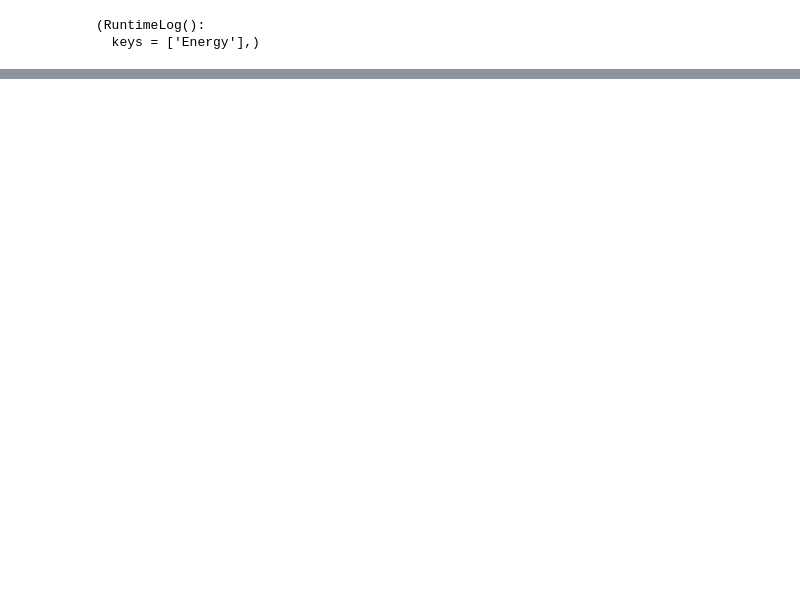
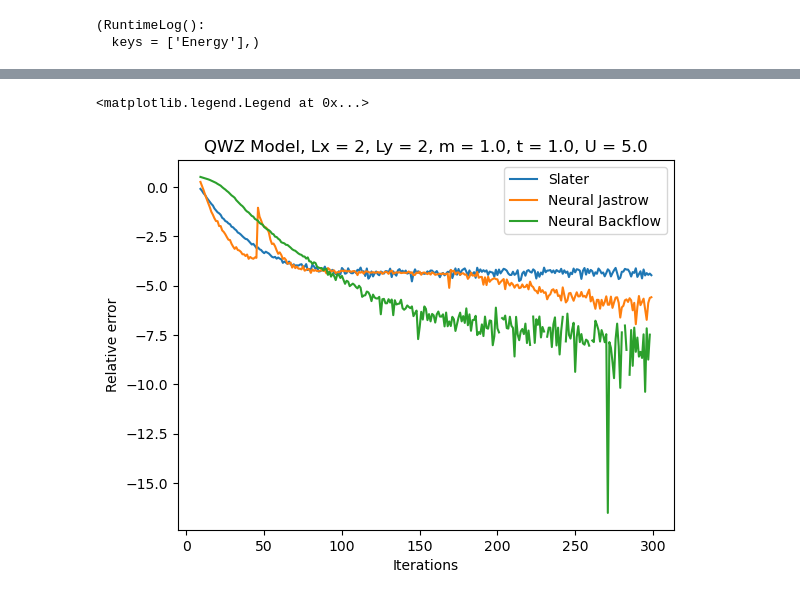
Before and after one commit to wttai004/machine_learning, a Jupyter notebook: netket_qwz/netket_qwz.ipynb, the cells around one changed output, grey strips where cells are left out. Drawn from its saved outputs; the diff is of its cells as text; code cells hidden in the pictures; blank space fills up the shorter version.

```diff
--- a/netket_qwz/netket_qwz.ipynb
+++ b/netket_qwz/netket_qwz.ipynb
@@ -225,0 +189,16 @@ plt.legend()
+# %%
+start = 9
+
+end = 300
+
+for data,label in zip(logged_data,labels):
+    plt.errorbar(data["Energy"].iters[start:end], np.log((data["Energy"].Mean.real[start:end]-E_gs)/abs(E_gs)),label=label)
+
+plt.title(f"QWZ Model, Lx = {Lx}, Ly = {Ly}, m = {m}, t = {t}, U = {U}")
+
+plt.xlabel('Iterations')
+plt.ylabel('Relative error')
+plt.legend()
+# %% [output]
+<matplotlib.legend.Legend at 0x...>
+[figure, added]
```
Also changed, not shown: parts of 10 cells of this notebook, 3 other files.
